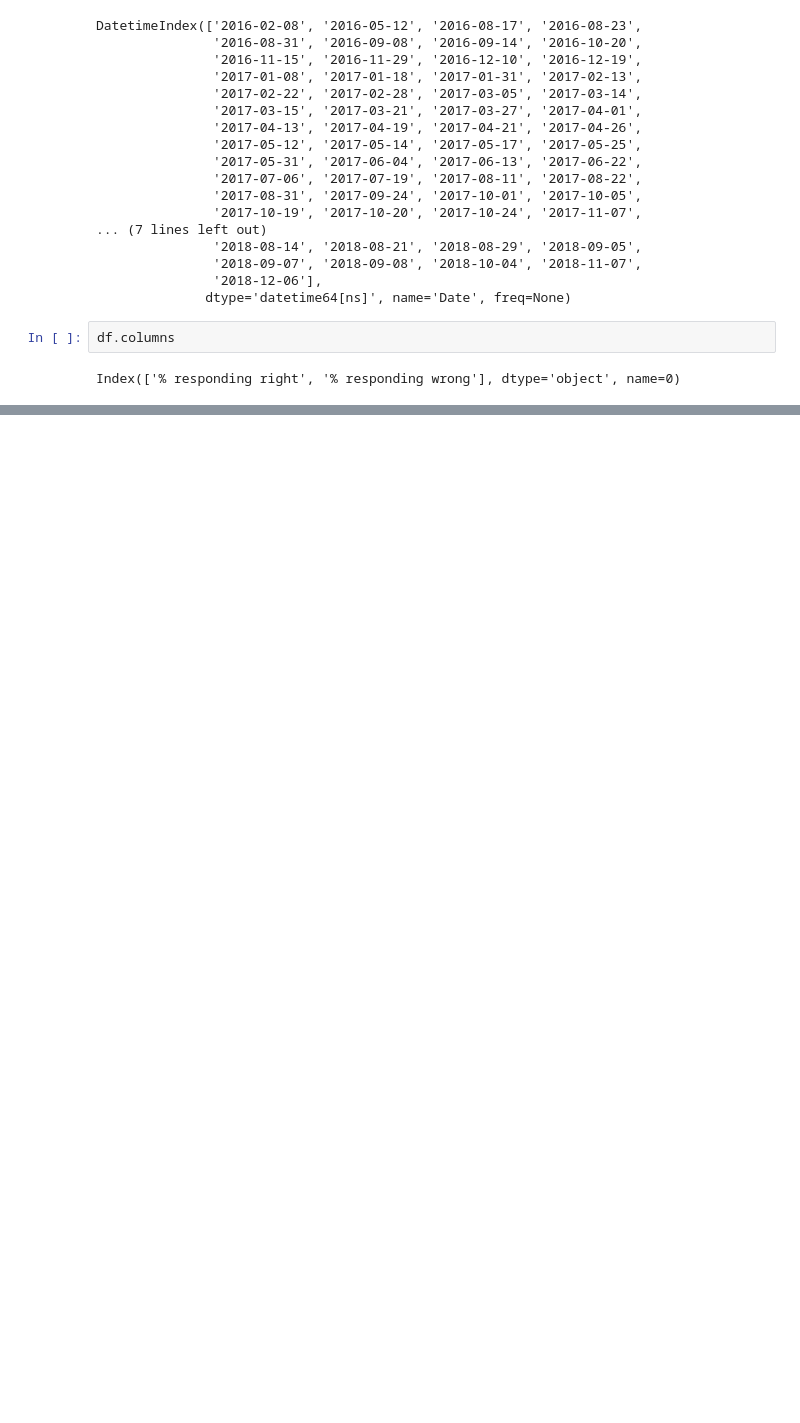
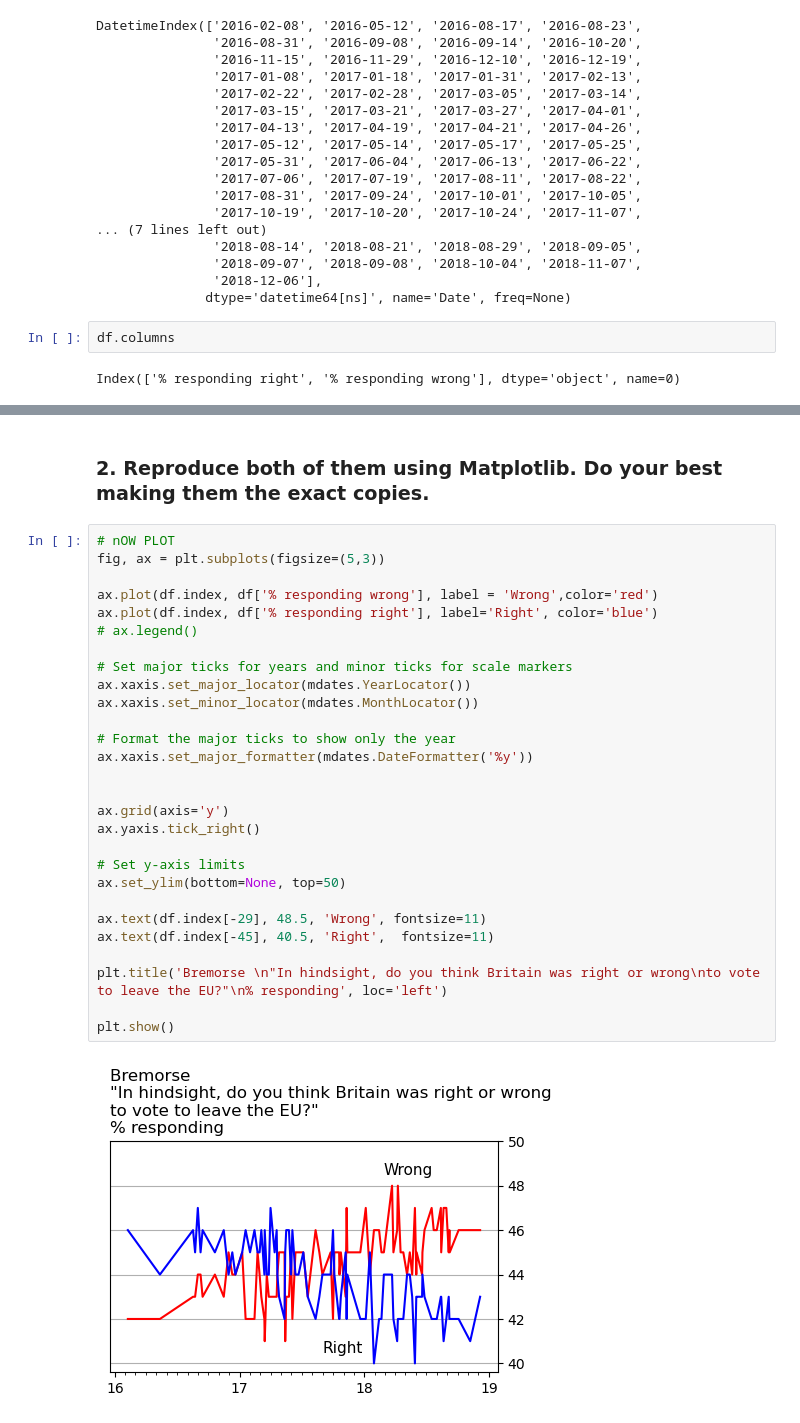
Before and after one commit to MachukaJoy/datavisualization_week1, a Jupyter notebook: week1.ipynb, the cells around one changed output, grey strips where cells are left out. Saved outputs shown, nothing was run; the diff lists cells and outputs as text; blank space fills up the shorter version.

```diff
--- a/week1.ipynb
+++ b/week1.ipynb
@@ -138,0 +188,32 @@ dtype: object
+# %% [markdown]
+### 2. Reproduce both of them using Matplotlib. Do your best making them the exact copies.
+# %%
+# nOW PLOT
+fig, ax = plt.subplots(figsize=(5,3))
+
+ax.plot(df.index, df['% responding wrong'], label = 'Wrong',color='red')
+ax.plot(df.index, df['% responding right'], label='Right', color='blue')
+# ax.legend()
+
+# Set major ticks for years and minor ticks for scale markers
+ax.xaxis.set_major_locator(mdates.YearLocator())
+ax.xaxis.set_minor_locator(mdates.MonthLocator())
+
+# Format the major ticks to show only the year
+ax.xaxis.set_major_formatter(mdates.DateFormatter('%y'))
+
+
+ax.grid(axis='y')
+ax.yaxis.tick_right()
+
+# Set y-axis limits
+ax.set_ylim(bottom=None, top=50)
+
+ax.text(df.index[-29], 48.5, 'Wrong', fontsize=11)
+ax.text(df.index[-45], 40.5, 'Right',  fontsize=11)
+
+plt.title('Bremorse \n"In hindsight, do you think Britain was right or wrong\nto vote to leave the EU?"\n% responding', loc='left')
+
+plt.show()
+# %% [output]
+[figure, added]
```
Also changed, not shown: parts of 28 cells of this notebook, 2 other files.
